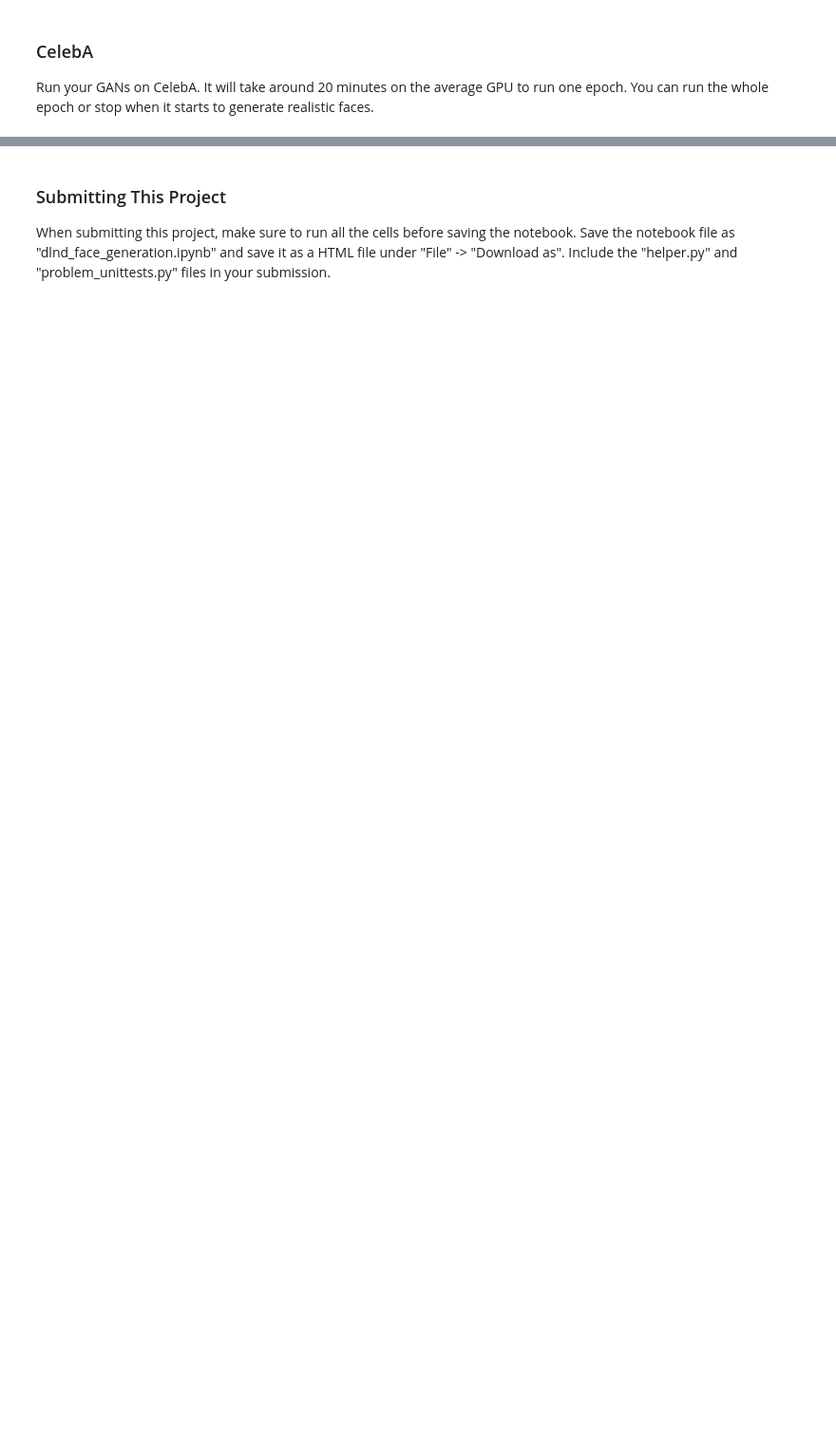
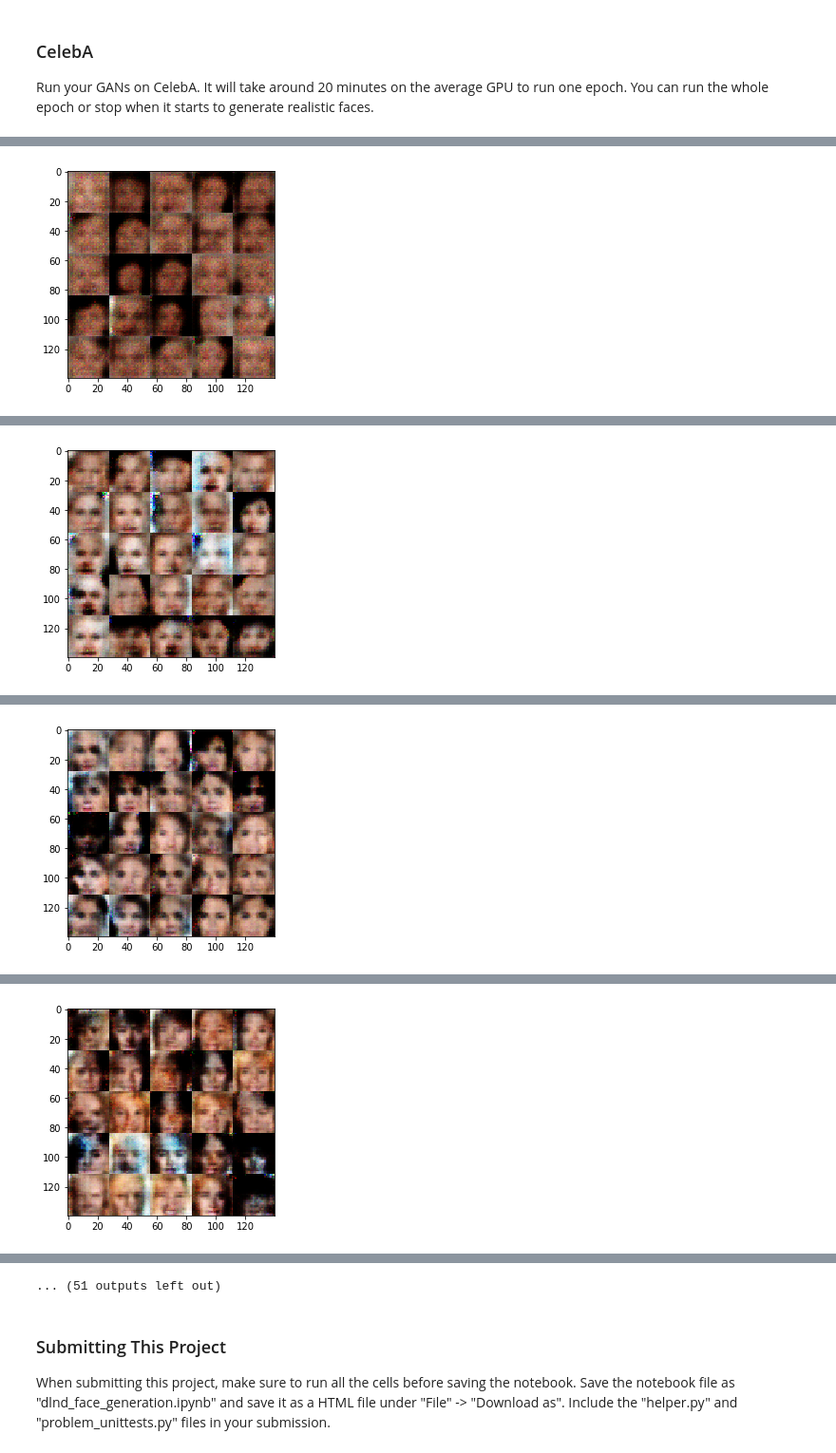
Before and after one commit to Langzzx/DL, a Jupyter notebook: Projects/proj5_GAN_faceGeneration/dlnd_face_generation_rev2.ipynb, the cells around one changed output, grey strips where cells are left out. Shown at 95% size. Cells and saved outputs as stored; diff of their text form; code cells hidden in the pictures; blank space fills up the shorter version.

```diff
--- a/Projects/proj5_GAN_faceGeneration/dlnd_face_generation_rev2.ipynb
+++ b/Projects/proj5_GAN_faceGeneration/dlnd_face_generation_rev2.ipynb
@@ -110,7 +111,7 @@ Return the placeholders in the following the tuple (tensor of real input images,
 # %%
 import problem_unittests as tests
 
-def model_inputs(image_width, image_height, image_channels, z_dim, keep_prob):
+def model_inputs(image_width, image_height, image_channels, z_dim):
     """
     Create the model inputs
     :param image_width: The input image width
@@ -125,9 +126,9 @@ def model_inputs(image_width, image_height, image_channels, z_dim, keep_prob):
     inputs_real = tf.placeholder(tf.float32, (None, image_width, image_height, image_channels), name='inputs_real')
     inputs_z = tf.placeholder(tf.float32, (None, z_dim), name='input_z')
     learning_rate = tf.placeholder(tf.float32, name="learning_rate")
-    keep_prob = tf.placeholder(tf.float32, name="keep_prob")
+    #keep_prob = tf.placeholder(tf.float32, name="keep_prob")
 
-    return inputs_real, inputs_z, learning_rate, keep_prob
+    return inputs_real, inputs_z, learning_rate
 
 
 """
@@ -193,7 +194,7 @@ Tests Passed
 ### Generator
 Implement `generator` to generate an image using `z`. This function should be able to reuse the variabes in the neural network.  Use [`tf.variable_scope`](https://www.tensorflow.org/api_docs/python/tf/variable_scope) with a scope name of "generator" to allow the variables to be reused. The function should return the generated 28 x 28 x `out_channel_dim` images.
 # %%
-def generator(z, out_channel_dim, is_train=True, alpha=0.2, dropout=0.65):
+def generator(z, out_channel_dim, is_train=True, alpha=0.2, keep_prob=0.65):
     """
     Create the generator network
     :param z: Input z
@@ -224,7 +225,7 @@ def generator(z, out_channel_dim, is_train=True, alpha=0.2, dropout=0.65):
         # 28x28x64 now
 
         #dropout
-        dropout = tf.nn.dropout(relu3, keep_prob)
+        dropout = tf.nn.dropout(lrelu3, keep_prob)
 
         # Output layer
         # follow suggestion: switch layer1 and layer3 strides, remove the chessboard effect.
@@ -375,7 +376,7 @@ def train(epoch_count, batch_size, z_dim, learning_rate, beta1, get_batches, dat
 
     #model_inputs(image_width, image_height, image_channels, z_dim)
     # -> return inputs_real, inputs_z, learning_rate
-    input_real, input_z, _, _ = model_inputs(image_width, image_height, image_channels, z_dim)
+    input_real, input_z, _ = model_inputs(image_width, image_height, image_channels, z_dim)
 
     d_loss, g_loss = model_loss(input_real, input_z, image_channels)
     d_opt, g_opt = model_opt(d_loss, g_loss, learning_rate, beta1)
@@ -449,7 +489,7 @@ Run your GANs on CelebA.  It will take around 20 minutes on the average GPU to r
 # %%
 batch_size = 64
 z_dim = 100
-learning_rate = 0.0005
+learning_rate = 0.001
 beta1 = 0.4
 
 
@@ -466,0 +511 @@ NameError: name 'helper' is not defined
+[figure, added]
@@ -466,0 +517 @@ NameError: name 'helper' is not defined
+[figure, added]
@@ -466,0 +523 @@ NameError: name 'helper' is not defined
+[figure, added]
@@ -466,0 +529 @@ NameError: name 'helper' is not defined
+[figure, added]
@@ -467,3 +542,4 @@ NameError: name 'helper' is not defined
+... (51 outputs left out)
 # %% [markdown]
 ### Submitting This Project
 When submitting this project, make sure to run all the cells before saving the notebook. Save the notebook file as "dlnd_face_generation.ipynb" and save it as a HTML file under "File" -> "Download as". Include the "helper.py" and "problem_unittests.py" files in your submission.
```
Also changed, not shown: parts of 3 cells of this notebook, 1 other file.
